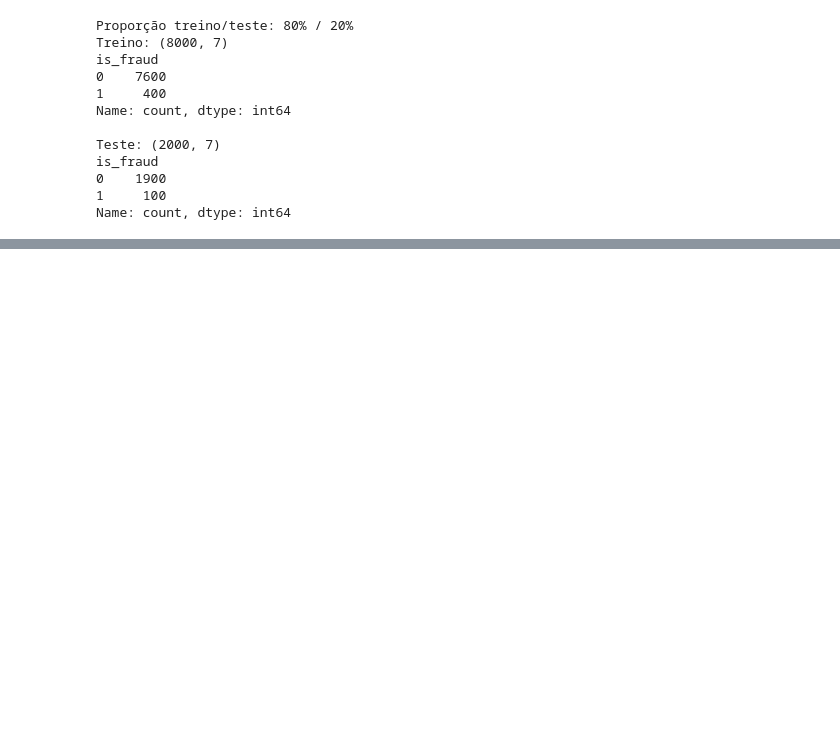
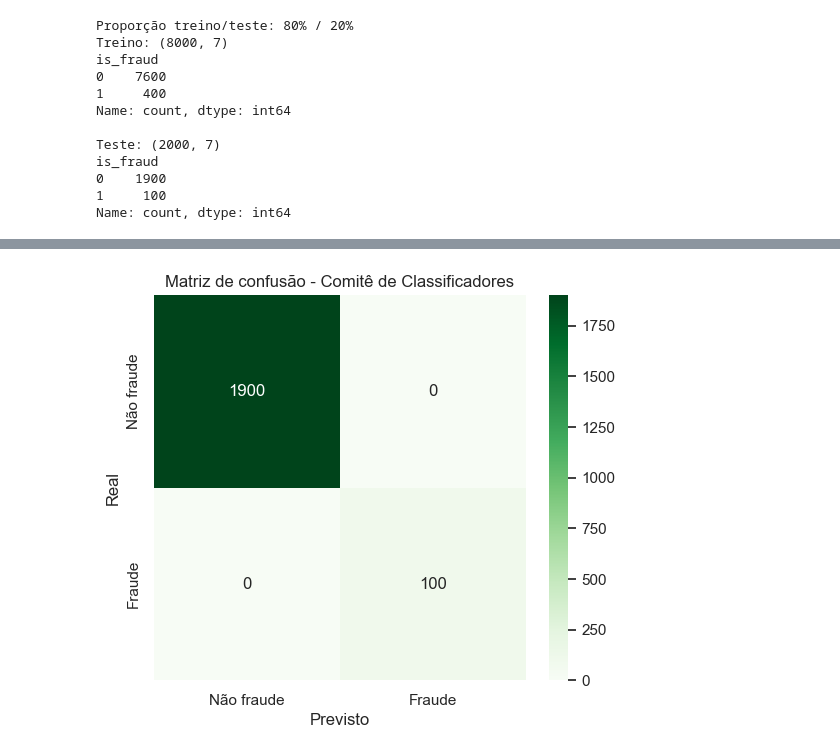
Before and after one commit to Lapenha/A3_IA_USJT_2026, a Jupyter notebook: A3_classifier_committee.ipynb, the cells around one changed output, grey strips where cells are left out. Cells and saved outputs as stored; diff of their text form; code cells hidden in the pictures; blank space fills up the shorter version.

Commit message:
feat: complete classifier committee notebook

```diff
--- a/A3_classifier_committee.ipynb
+++ b/A3_classifier_committee.ipynb
@@ -478,0 +351,22 @@ Pontos para desenvolver no relatório:
+# %%
+def evaluate_model(name, model, X_eval, y_eval):
+    y_pred = model.predict(X_eval)
+    metrics = {
+        "modelo": name,
+        "acurácia": accuracy_score(y_eval, y_pred),
+        "precisão": precision_score(y_eval, y_pred, zero_division=0),
+        "recall": recall_score(y_eval, y_pred, zero_division=0),
+        "f1_score": f1_score(y_eval, y_pred, zero_division=0),
+    }
+    return metrics, y_pred
+
+individual_results = []
+individual_predictions = {}
+
+for name, model in models.items():
+    metrics, predictions = evaluate_model(name, model, X_test_processed, y_test)
+    individual_results.append(metrics)
+    individual_predictions[name] = predictions
+
+individual_results_df = pd.DataFrame(individual_results)
+individual_results_df.round(4)
@@ -478,0 +487,18 @@ Pontos para desenvolver no relatório:
+# %%
+committee_matrix = confusion_matrix(y_test, committee_predictions)
+
+plt.figure(figsize=(6, 5))
+sns.heatmap(
+    committee_matrix,
+    annot=True,
+    fmt="d",
+    cmap="Greens",
+    xticklabels=["Não fraude", "Fraude"],
+    yticklabels=["Não fraude", "Fraude"],
+)
+plt.title("Matriz de confusão - Comitê de Classificadores")
+plt.xlabel("Previsto")
+plt.ylabel("Real")
+plt.show()
+# %% [output]
+[figure, added]
```
Also changed, not shown: parts of 54 cells of this notebook, 1 other file.
